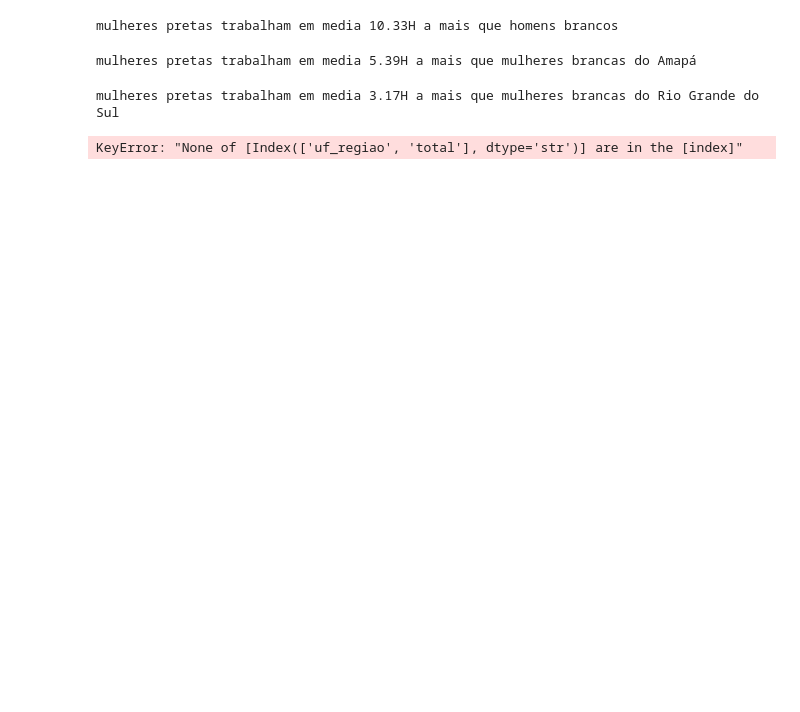
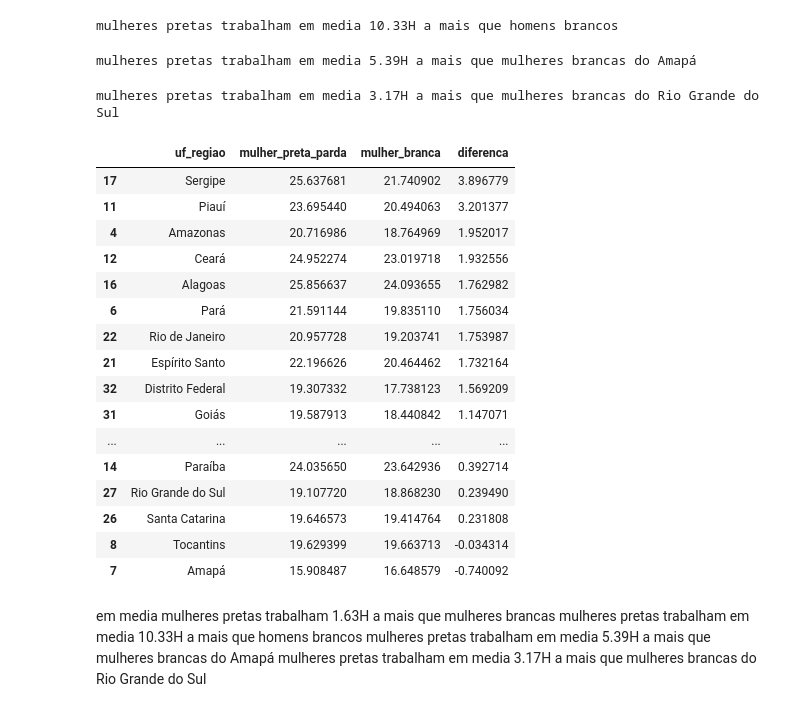
Before and after one commit to JorgeLmlp/analise_dados, a Jupyter notebook: Aula2_abrir_arquivo.ipynb, the cells around one changed output. Saved outputs shown, nothing was run; the diff lists cells and outputs as text; code cells hidden in the pictures; blank space fills up the shorter version.

```diff
--- a/Aula2_abrir_arquivo.ipynb
+++ b/Aula2_abrir_arquivo.ipynb
@@ -204,12 +204,43 @@ mulheres pretas trabalham em media 5.39H a mais que mulheres brancas do Amapá
 # %%
 quant_mbranca_sul = indicador_1.loc[indicador_1["uf_regiao"] == "Rio Grande do Sul", "mulher_branca"].item()
 
 print(f"mulheres pretas trabalham em media {(quant_preta_parda - quant_mbranca_sul):.2f}H a mais que mulheres brancas do Rio Grande do Sul")
 
 
-mulheres_pretas_a_mais_brancas = estados.loc
-    ["uf_regiao", "total"],
-.sort_values("total", ascending=False)
+
+estados["diferenca"] = (
+    estados["mulher_preta_parda"] - estados["mulher_branca"]
+)
+
+mulheres_pretas_a_mais_brancas = estados.sort_values(
+    "diferenca",
+    ascending=False
+)
+
+mulheres_pretas_a_mais_brancas[
+    ["uf_regiao", "mulher_preta_parda", "mulher_branca", "diferenca"]
+]
 # %% [output]
 mulheres pretas trabalham em media 3.17H a mais que mulheres brancas do Rio Grande do Sul
-KeyError: "None of [Index(['uf_regiao', 'total'], dtype='str')] are in the [index]"
+|  | uf_regiao | mulher_preta_parda | mulher_branca | diferenca |
+| 17 | Sergipe | 25.637681 | 21.740902 | 3.896779 |
+| 11 | Piauí | 23.695440 | 20.494063 | 3.201377 |
+| 4 | Amazonas | 20.716986 | 18.764969 | 1.952017 |
+| 12 | Ceará | 24.952274 | 23.019718 | 1.932556 |
+| 16 | Alagoas | 25.856637 | 24.093655 | 1.762982 |
+| 6 | Pará | 21.591144 | 19.835110 | 1.756034 |
+| 22 | Rio de Janeiro | 20.957728 | 19.203741 | 1.753987 |
+| 21 | Espírito Santo | 22.196626 | 20.464462 | 1.732164 |
+| 32 | Distrito Federal | 19.307332 | 17.738123 | 1.569209 |
+| 31 | Goiás | 19.587913 | 18.440842 | 1.147071 |
+| ... | ... | ... | ... | ... |
+| 14 | Paraíba | 24.035650 | 23.642936 | 0.392714 |
+| 27 | Rio Grande do Sul | 19.107720 | 18.868230 | 0.239490 |
+| 26 | Santa Catarina | 19.646573 | 19.414764 | 0.231808 |
+| 8 | Tocantins | 19.629399 | 19.663713 | -0.034314 |
+| 7 | Amapá | 15.908487 | 16.648579 | -0.740092 |
+# %% [markdown]
+em media mulheres pretas trabalham 1.63H a mais que mulheres brancas
+mulheres pretas trabalham em media 10.33H a mais que homens brancos
+mulheres pretas trabalham em media 5.39H a mais que mulheres brancas do Amapá
+mulheres pretas trabalham em media 3.17H a mais que mulheres brancas do Rio Grande do Sul
```
Also changed, not shown: parts of 1 cell of this notebook.
